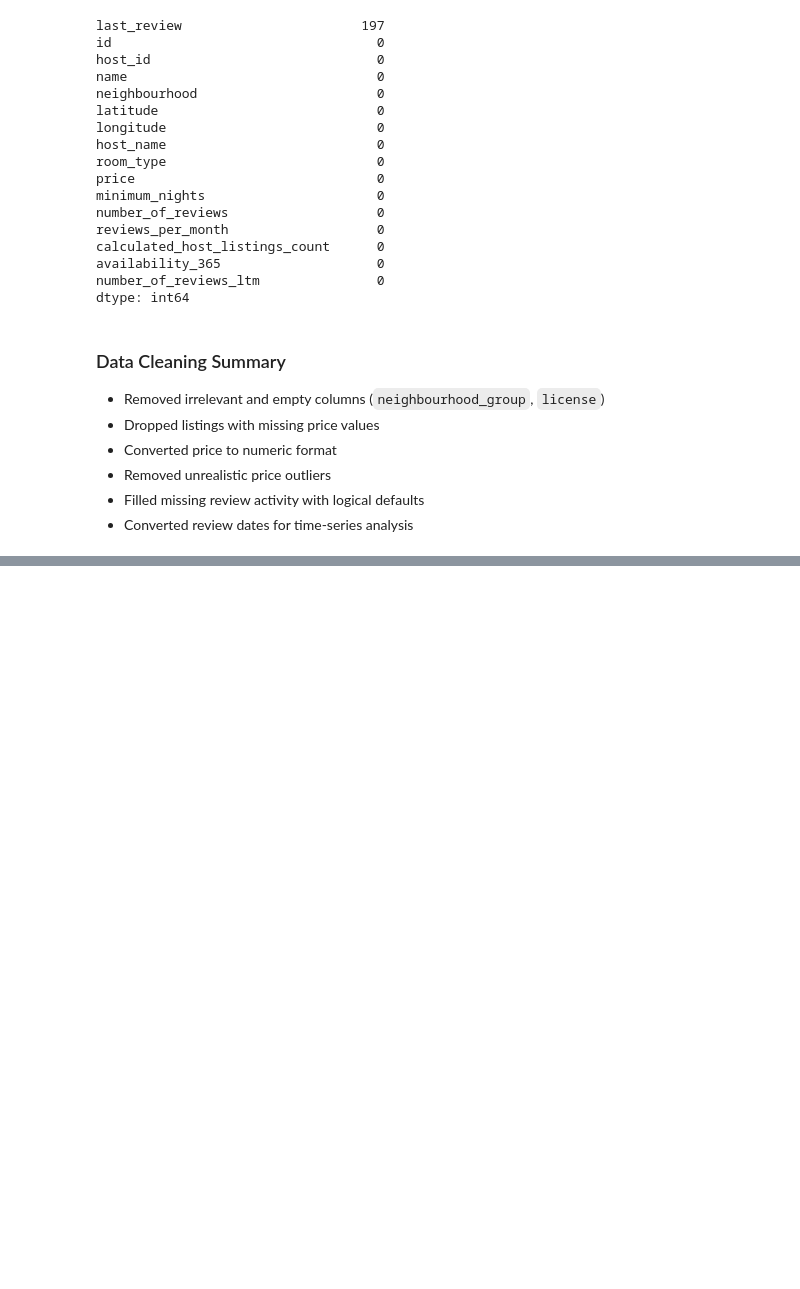
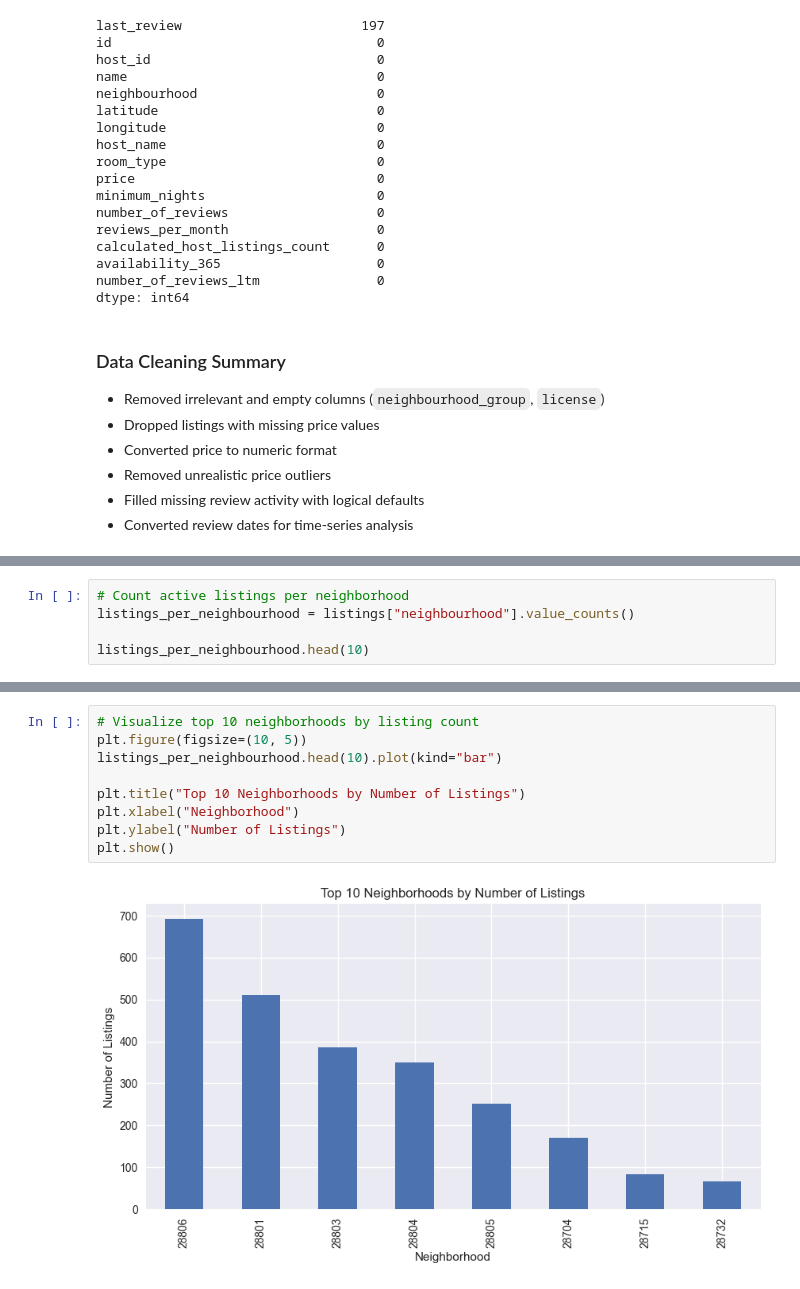
Before and after one commit to kaushalkumar94/airbnb-asheville-analysis, a Jupyter notebook: notebooks/airbnb_asheville_analysis.ipynb, the cells around one changed output, grey strips where cells are left out. Drawn from its saved outputs; the diff is of its cells as text; blank space fills up the shorter version.

```diff
--- a/notebooks/airbnb_asheville_analysis.ipynb
+++ b/notebooks/airbnb_asheville_analysis.ipynb
@@ -233,0 +305,5 @@ dtype: int64
+# %%
+# Count active listings per neighborhood
+listings_per_neighbourhood = listings["neighbourhood"].value_counts()
+
+listings_per_neighbourhood.head(10)
@@ -233,0 +321,11 @@ dtype: int64
+# %%
+# Visualize top 10 neighborhoods by listing count
+plt.figure(figsize=(10, 5))
+listings_per_neighbourhood.head(10).plot(kind="bar")
+
+plt.title("Top 10 Neighborhoods by Number of Listings")
+plt.xlabel("Neighborhood")
+plt.ylabel("Number of Listings")
+plt.show()
+# %% [output]
+[figure, added]
```
Also changed, not shown: parts of 19 cells of this notebook.
